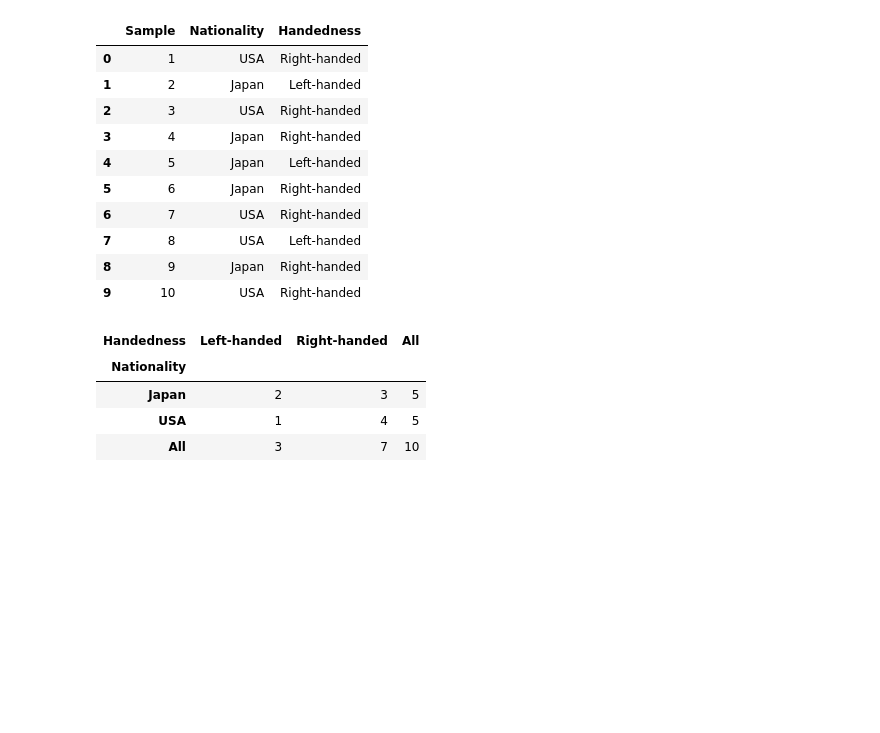
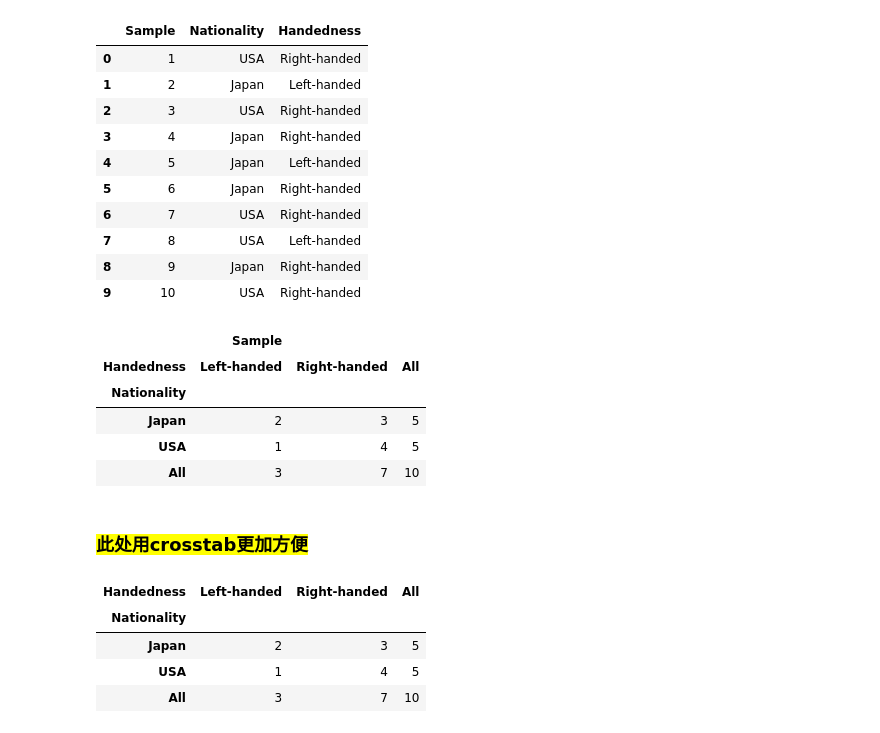
Before and after one commit to wesm/pydata-book, a Jupyter notebook: ch10.ipynb, the cells around one changed output. Drawn from its saved outputs; the diff is of its cells as text; code cells hidden in the pictures; blank space fills up the shorter version.

```diff
--- a/ch10.ipynb
+++ b/ch10.ipynb
@@ -995,6 +1043,17 @@ data
 | 7 | 8 | USA | Left-handed |
 | 8 | 9 | Japan | Right-handed |
 | 9 | 10 | USA | Right-handed |
+# %%
+data.pivot_table(index='Nationality', columns='Handedness', aggfunc='count', margins=all)
+# %% [output]
+|  | Sample |  |  |
+| Handedness | Left-handed | Right-handed | All |
+| Nationality |  |  |  |
+| Japan | 2 | 3 | 5 |
+| USA | 1 | 4 | 5 |
+| All | 3 | 7 | 10 |
+# %% [markdown]
+### <mark>此处用crosstab更加方便</mark>
 # %%
 pd.crosstab(data.Nationality, data.Handedness, margins=True)
 # %% [output]
```
Also changed, not shown: parts of 20 cells of this notebook.
